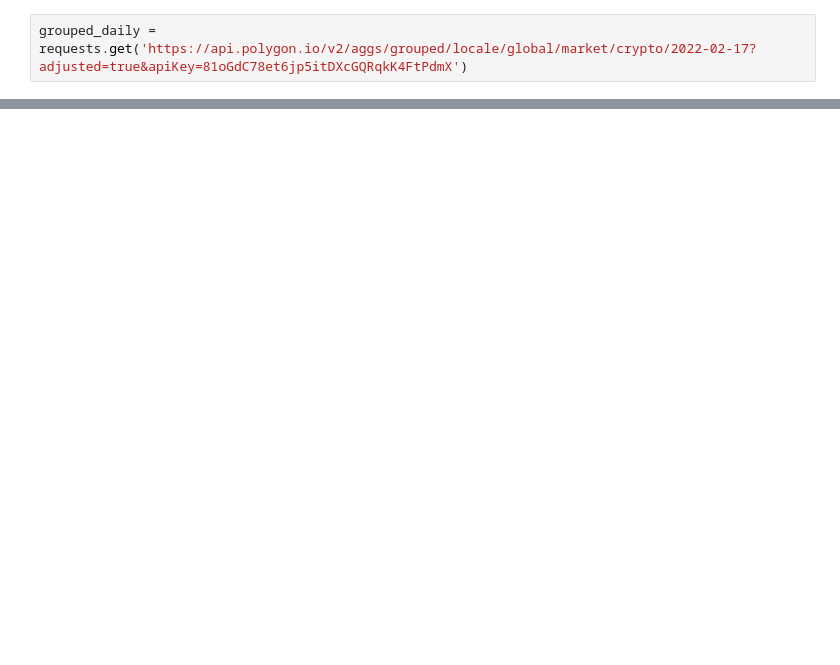
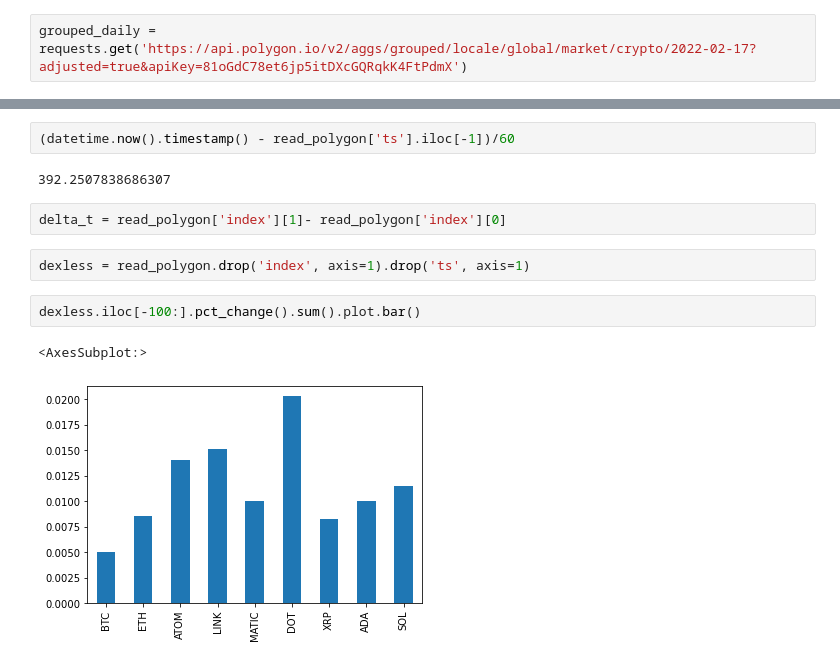
Before and after one commit to bradmy609/margingrid, a Jupyter notebook: app/jupyter/polygonProcessor.ipynb, the cells around one changed output, grey strips where cells are left out. Cells and saved outputs as stored; diff of their text form; blank space fills up the shorter version.

```diff
--- a/app/jupyter/polygonProcessor.ipynb
+++ b/app/jupyter/polygonProcessor.ipynb
@@ -135,0 +528,13 @@ inch_o.dropna()
+# %%
+(datetime.now().timestamp() - read_polygon['ts'].iloc[-1])/60
+# %% [output]
+392.2507838686307
+# %%
+delta_t = read_polygon['index'][1]- read_polygon['index'][0]
+# %%
+dexless = read_polygon.drop('index', axis=1).drop('ts', axis=1)
+# %%
+dexless.iloc[-100:].pct_change().sum().plot.bar()
+# %% [output]
+<AxesSubplot:>
+[figure, added]
```
Also changed, not shown: parts of 86 cells of this notebook, 3 other files.
